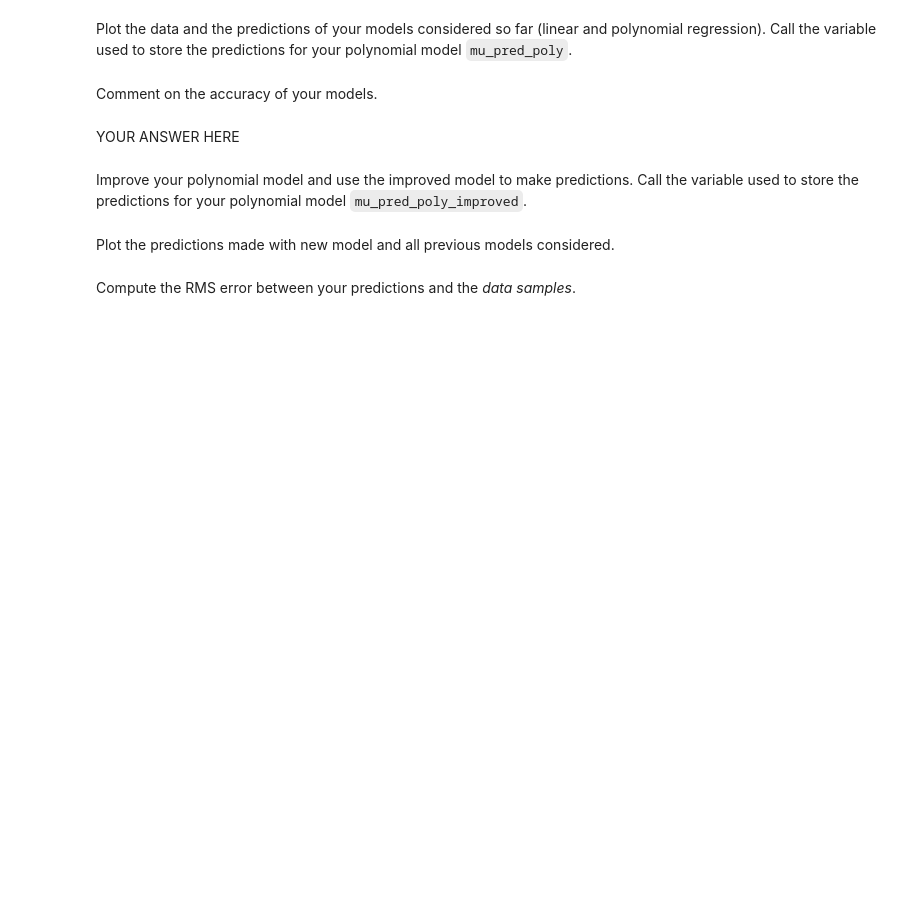
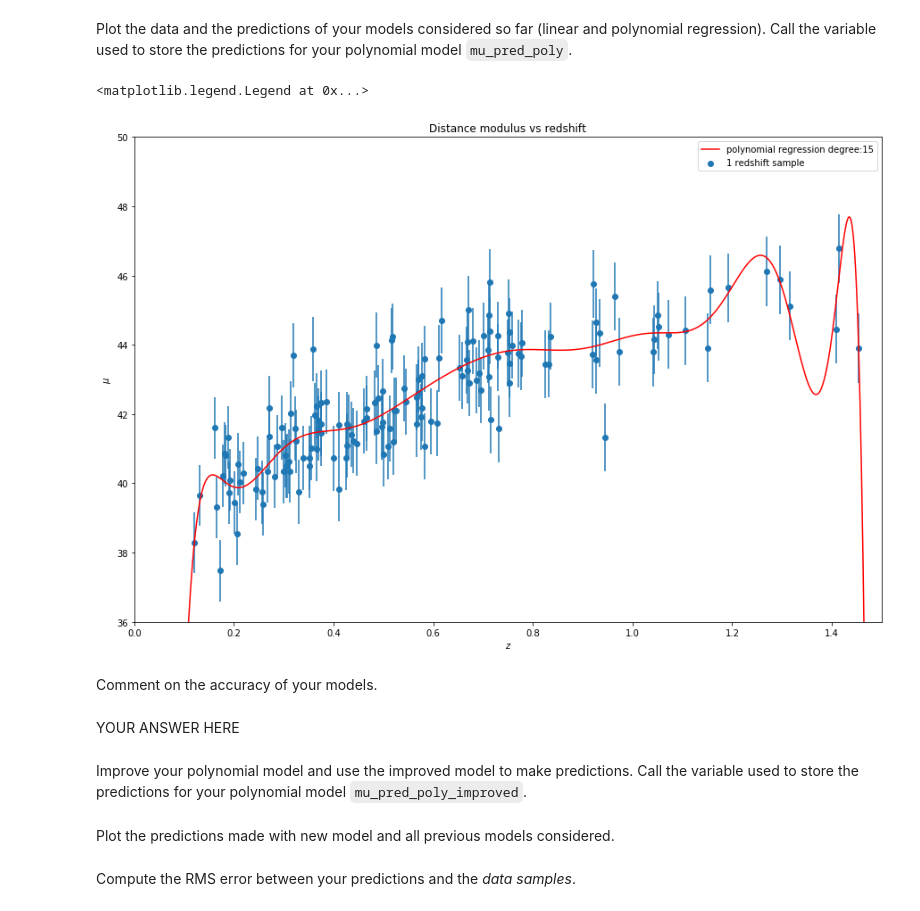
Before and after one commit to nishalad95/Machine_Learning_Big_Data, a Jupyter notebook: spce0038_coursework_NishaLad.ipynb, the cells around one changed output. Saved outputs shown, nothing was run; the diff lists cells and outputs as text; code cells hidden in the pictures; blank space fills up the shorter version.

```diff
--- a/spce0038_coursework_NishaLad.ipynb
+++ b/spce0038_coursework_NishaLad.ipynb
@@ -209,0 +215,8 @@ raise NotImplementedError()
+# %%
+from sklearn.linear_model import LinearRegression
+lin_reg = LinearRegression()
+# YOUR CODE HERE
+z_sample_b = np.c_[np.ones((len(z_sample), 1)), z_sample] # add x0 = 1 to each instance
+lin_reg.fit(z_sample_b, mu_sample)
+# z_new = np.c_[np.ones((len(z), 1)), z] # add x0 = 1 to each instance
+# lin_reg.predict(z_new)
@@ -219,9 +236,13 @@ from sklearn.preprocessing import PolynomialFeatures
 def compute_poly_features(degree, bias):
     # Return polynomial features of samples and class
     # YOUR CODE HERE
-    raise NotImplementedError()
+    poly_features = PolynomialFeatures(degree=degree, include_bias=bias)
+    z_sample_poly = poly_features.fit_transform(z_sample.reshape(len(z_sample), 1))
     return z_sample_poly, poly_features
 z_sample_poly, poly_features = compute_poly_features(degree, bias)
 # Train model
 # YOUR CODE HERE
-raise NotImplementedError()
+lin_reg_poly = LinearRegression()
+lin_reg_poly.fit(z_sample_poly, mu_sample)
+print("Linear regression polynomial parameters recovered by scikit-learn: intercept={0:.4f}, slope={1:.4f}"
+      .format(lin_reg_poly.intercept_, lin_reg_poly.coef_[0]))
@@ -235,3 +257,14 @@ raise NotImplementedError()
+# %%
+# YOUR CODE HERE
+z_new = z.reshape(len(z), 1)
+z_new_poly = poly_features.transform(z_new)
+mu_pred_poly = lin_reg_poly.predict(z_new_poly)
+plot_dist_mod()
+plt.plot(z_new, mu_pred_poly, "r-", label='polynomial regression degree:' + str(degree))
+plt.legend()
+# %% [output]
+<matplotlib.legend.Legend at 0x...>
+[figure, added]
 # %%
 check_var_defined('mu_pred_poly')
 assert mu_pred_poly.shape == (len(z),)
```
Also changed, not shown: parts of 10 cells of this notebook.
